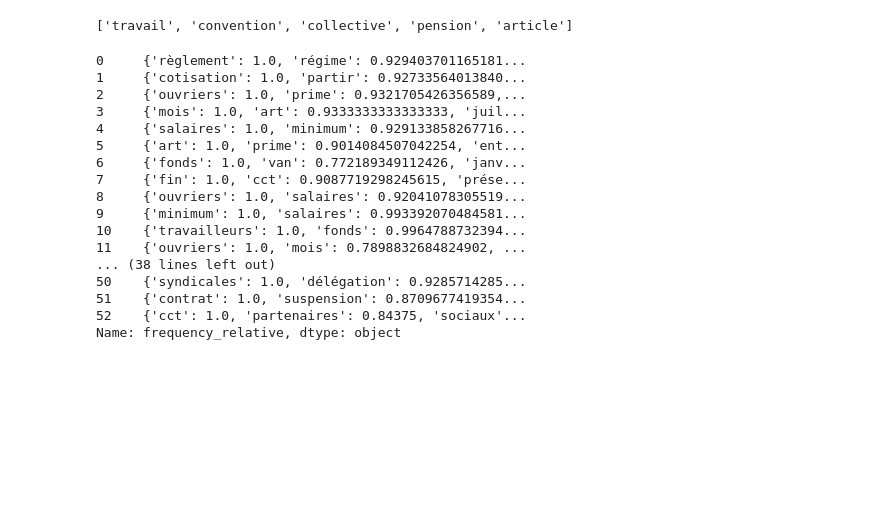
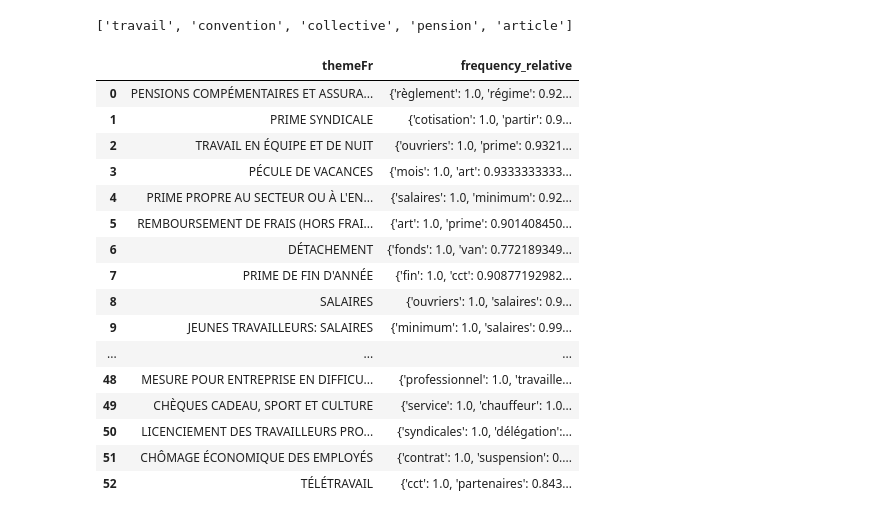
Before and after one commit to naomithiru/KPMG-Usecase, a Jupyter notebook: assets/docs_labeling_fr.ipynb, the cells around one changed output. Cells and saved outputs as stored; diff of their text form; code cells hidden in the pictures; blank space fills up the shorter version.

Commit message:
Showing theme and list of words in df

```diff
--- a/assets/docs_labeling_fr.ipynb
+++ b/assets/docs_labeling_fr.ipynb
@@ -277,23 +277,24 @@ for t in themes_fr:
   print(f'Kewyords for {t} added')
 # %%
 themes_keywords.to_csv('/content/drive/My Drive/Becode/Kpmg/labeling.csv')
-# %%
-themes_keywords.frequency_relative
-# %% [output]
-0     {'règlement': 1.0, 'régime': 0.929403701165181...
-1     {'cotisation': 1.0, 'partir': 0.92733564013840...
-2     {'ouvriers': 1.0, 'prime': 0.9321705426356589,...
-3     {'mois': 1.0, 'art': 0.9333333333333333, 'juil...
-4     {'salaires': 1.0, 'minimum': 0.929133858267716...
-5     {'art': 1.0, 'prime': 0.9014084507042254, 'ent...
-6     {'fonds': 1.0, 'van': 0.772189349112426, 'janv...
-7     {'fin': 1.0, 'cct': 0.9087719298245615, 'prése...
-8     {'ouvriers': 1.0, 'salaires': 0.92041078305519...
-9     {'minimum': 1.0, 'salaires': 0.993392070484581...
-10    {'travailleurs': 1.0, 'fonds': 0.9964788732394...
-11    {'ouvriers': 1.0, 'mois': 0.7898832684824902, ...
-... (38 lines left out)
-50    {'syndicales': 1.0, 'délégation': 0.9285714285...
-51    {'contrat': 1.0, 'suspension': 0.8709677419354...
-52    {'cct': 1.0, 'partenaires': 0.84375, 'sociaux'...
-Name: frequency_relative, dtype: object
+# %%
+pd.set_option('display.max_colwidth', 255)
+themes_keywords.loc[:, ['themeFr','frequency_relative']]
+# %% [output]
+|  | themeFr | frequency_relative |
+| 0 | PENSIONS COMPÉMENTAIRES ET ASSURA... | {'règlement': 1.0, 'régime': 0.92... |
+| 1 | PRIME SYNDICALE | {'cotisation': 1.0, 'partir': 0.9... |
+| 2 | TRAVAIL EN ÉQUIPE ET DE NUIT | {'ouvriers': 1.0, 'prime': 0.9321... |
+| 3 | PÉCULE DE VACANCES | {'mois': 1.0, 'art': 0.9333333333... |
+| 4 | PRIME PROPRE AU SECTEUR OU À L'EN... | {'salaires': 1.0, 'minimum': 0.92... |
+| 5 | REMBOURSEMENT DE FRAIS (HORS FRAI... | {'art': 1.0, 'prime': 0.901408450... |
+| 6 | DÉTACHEMENT | {'fonds': 1.0, 'van': 0.772189349... |
+| 7 | PRIME DE FIN D'ANNÉE | {'fin': 1.0, 'cct': 0.90877192982... |
+| 8 | SALAIRES | {'ouvriers': 1.0, 'salaires': 0.9... |
+| 9 | JEUNES TRAVAILLEURS: SALAIRES | {'minimum': 1.0, 'salaires': 0.99... |
+| ... | ... | ... |
+| 48 | MESURE POUR ENTREPRISE EN DIFFICU... | {'professionnel': 1.0, 'travaille... |
+| 49 | CHÈQUES CADEAU, SPORT ET CULTURE | {'service': 1.0, 'chauffeur': 1.0... |
+| 50 | LICENCIEMENT DES TRAVAILLEURS PRO... | {'syndicales': 1.0, 'délégation':... |
+| 51 | CHÔMAGE ÉCONOMIQUE DES EMPLOYÉS | {'contrat': 1.0, 'suspension': 0.... |
+| 52 | TÉLÉTRAVAIL | {'cct': 1.0, 'partenaires': 0.843... |
```
